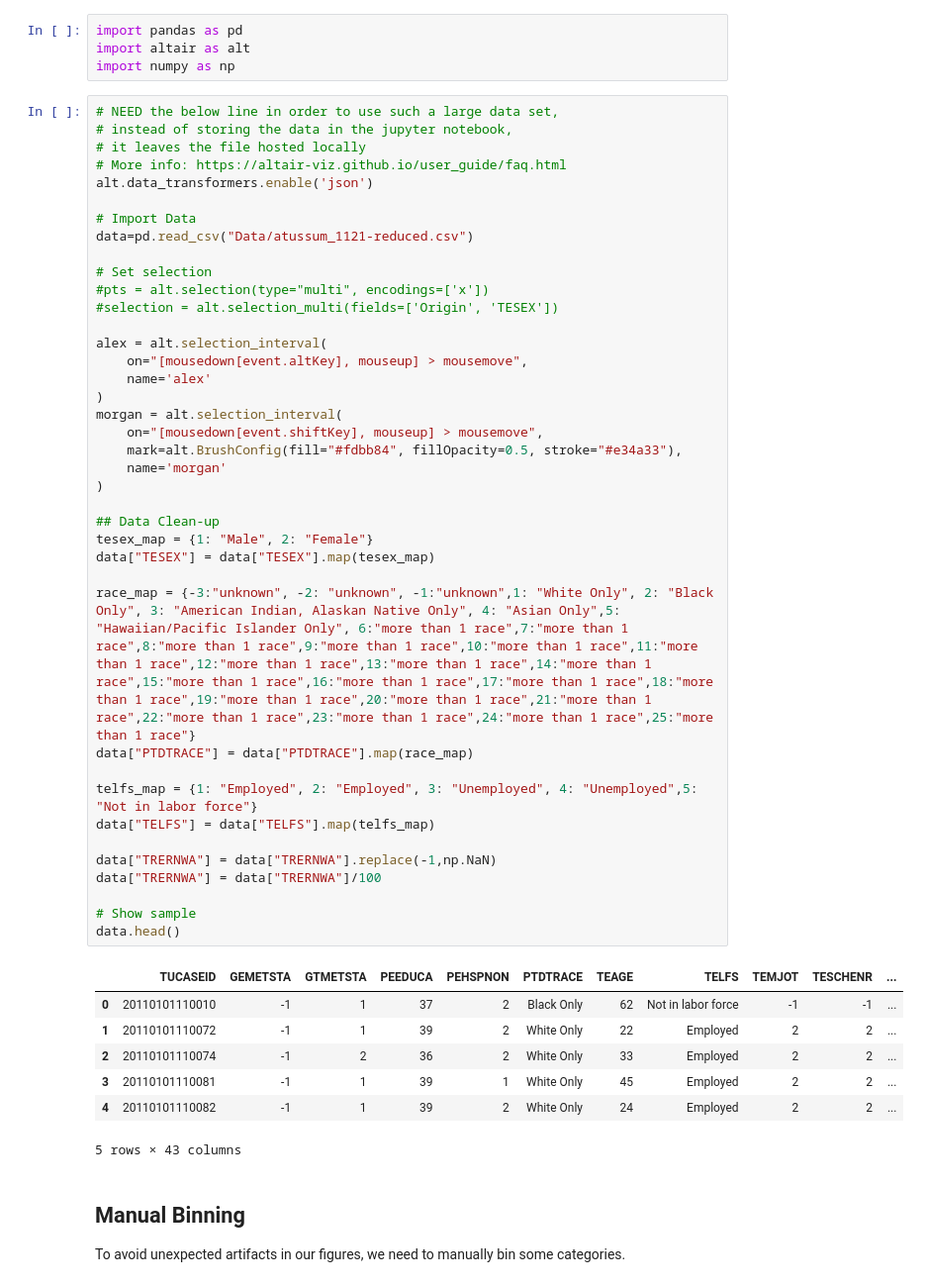
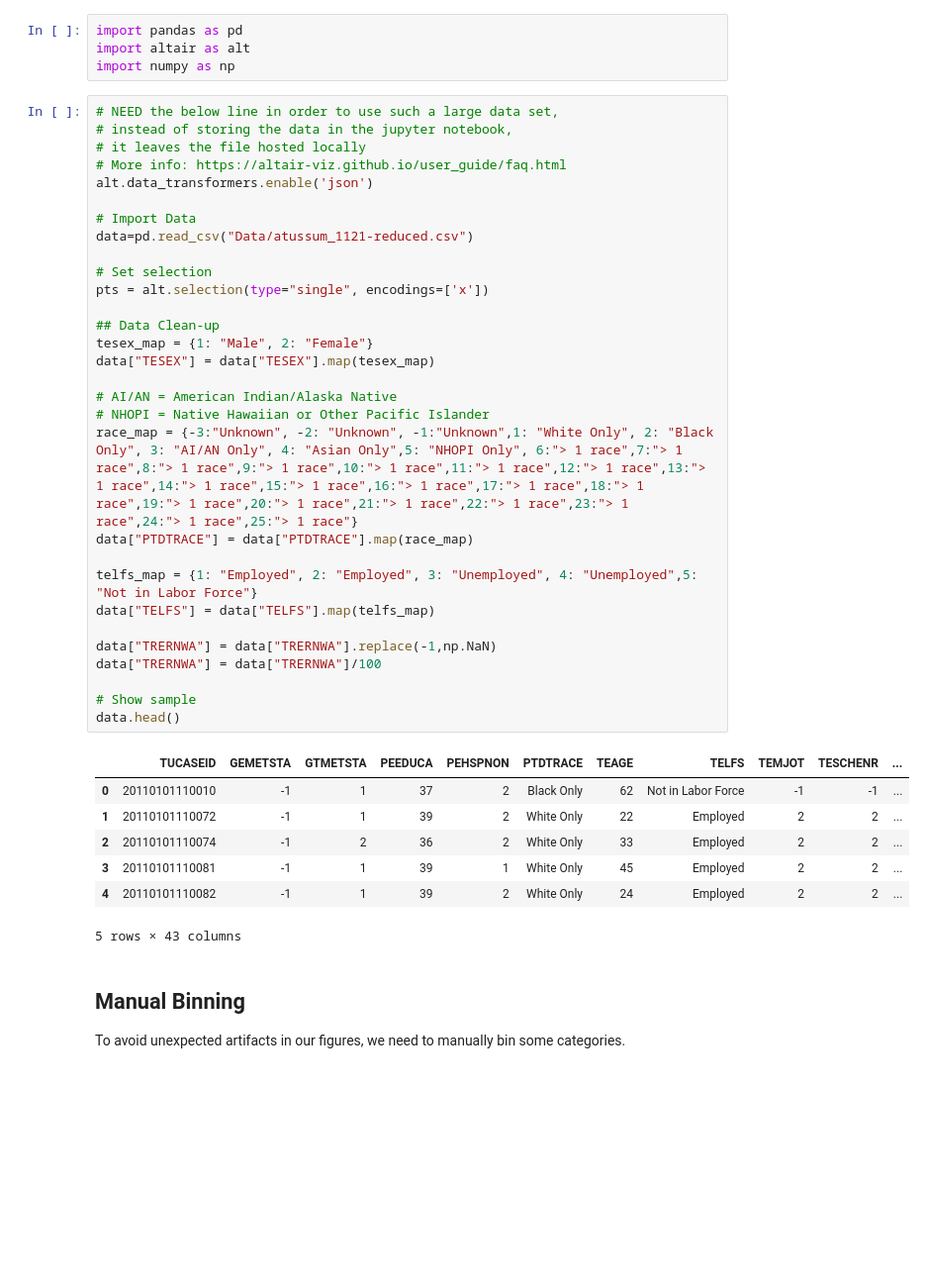
Before and after one commit to kheidi/ATUSInteractive, a Jupyter notebook: ATUS_GroupPop.ipynb, the cells around one changed output. Shown at 99% size. Saved outputs shown, nothing was run; the diff lists cells and outputs as text; blank space fills up the shorter version.

```diff
--- a/ATUS_GroupPop.ipynb
+++ b/ATUS_GroupPop.ipynb
@@ -23,45 +23,36 @@ import numpy as np
 # %%
 # NEED the below line in order to use such a large data set,
 # instead of storing the data in the jupyter notebook,
 # it leaves the file hosted locally
 # More info: https://altair-viz.github.io/user_guide/faq.html
 alt.data_transformers.enable('json')
 
 # Import Data
 data=pd.read_csv("Data/atussum_1121-reduced.csv")
 
 # Set selection
-#pts = alt.selection(type="multi", encodings=['x'])
-#selection = alt.selection_multi(fields=['Origin', 'TESEX'])
-
-alex = alt.selection_interval(
-    on="[mousedown[event.altKey], mouseup] > mousemove",
-    name='alex'
-)
-morgan = alt.selection_interval(
-    on="[mousedown[event.shiftKey], mouseup] > mousemove",
-    mark=alt.BrushConfig(fill="#fdbb84", fillOpacity=0.5, stroke="#e34a33"),
-    name='morgan'
-)
+pts = alt.selection(type="single", encodings=['x'])
 
 ## Data Clean-up
 tesex_map = {1: "Male", 2: "Female"}
 data["TESEX"] = data["TESEX"].map(tesex_map)
 
-race_map = {-3:"unknown", -2: "unknown", -1:"unknown",1: "White Only", 2: "Black Only", 3: "American Indian, Alaskan Native Only", 4: "Asian Only",5: "Hawaiian/Pacific Islander Only", 6:"more than 1 race",7:"more than 1 race",8:"more than 1 race",9:"more than 1 race",10:"more than 1 race",11:"more than 1 race",12:"more than 1 race",13:"more than 1 race",14:"more than 1 race",15:"more than 1 race",16:"more than 1 race",17:"more than 1 race",18:"more than 1 race",19:"more than 1 race",20:"more than 1 race",21:"more than 1 race",22:"more than 1 race",23:"more than 1 race",24:"more than 1 race",25:"more than 1 race"}
+# AI/AN = American Indian/Alaska Native
+# NHOPI = Native Hawaiian or Other Pacific Islander
+race_map = {-3:"Unknown", -2: "Unknown", -1:"Unknown",1: "White Only", 2: "Black Only", 3: "AI/AN Only", 4: "Asian Only",5: "NHOPI Only", 6:"> 1 race",7:"> 1 race",8:"> 1 race",9:"> 1 race",10:"> 1 race",11:"> 1 race",12:"> 1 race",13:"> 1 race",14:"> 1 race",15:"> 1 race",16:"> 1 race",17:"> 1 race",18:"> 1 race",19:"> 1 race",20:"> 1 race",21:"> 1 race",22:"> 1 race",23:"> 1 race",24:"> 1 race",25:"> 1 race"}
 data["PTDTRACE"] = data["PTDTRACE"].map(race_map)
 
-telfs_map = {1: "Employed", 2: "Employed", 3: "Unemployed", 4: "Unemployed",5: "Not in labor force"}
+telfs_map = {1: "Employed", 2: "Employed", 3: "Unemployed", 4: "Unemployed",5: "Not in Labor Force"}
 data["TELFS"] = data["TELFS"].map(telfs_map)
 
 data["TRERNWA"] = data["TRERNWA"].replace(-1,np.NaN)
 data["TRERNWA"] = data["TRERNWA"]/100
 
 # Show sample
 data.head()
 # %% [output]
 |  | TUCASEID | GEMETSTA | GTMETSTA | PEEDUCA | PEHSPNON | PTDTRACE | TEAGE | TELFS | TEMJOT | TESCHENR | ... |
-| 0 | 20110101110010 | -1 | 1 | 37 | 2 | Black Only | 62 | Not in labor force | -1 | -1 | ... |
+| 0 | 20110101110010 | -1 | 1 | 37 | 2 | Black Only | 62 | Not in Labor Force | -1 | -1 | ... |
 | 1 | 20110101110072 | -1 | 1 | 39 | 2 | White Only | 22 | Employed | 2 | 2 | ... |
 | 2 | 20110101110074 | -1 | 2 | 36 | 2 | White Only | 33 | Employed | 2 | 2 | ... |
 | 3 | 20110101110081 | -1 | 1 | 39 | 1 | White Only | 45 | Employed | 2 | 2 | ... |
```
Also changed, not shown: parts of 18 cells of this notebook, 3 other files.
